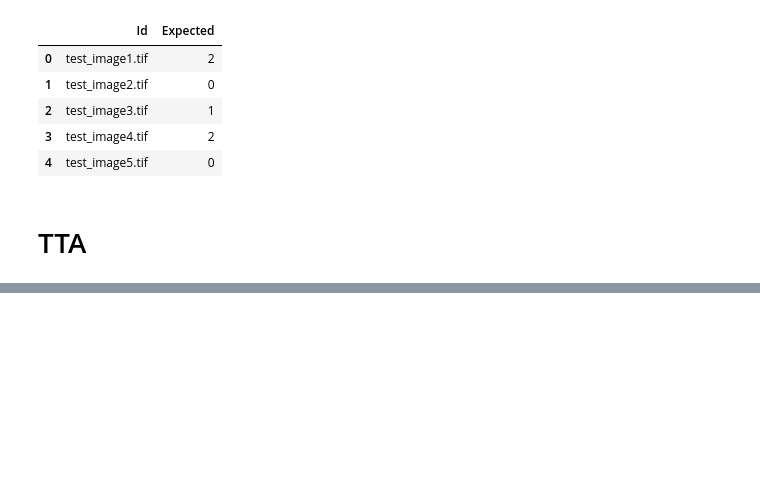
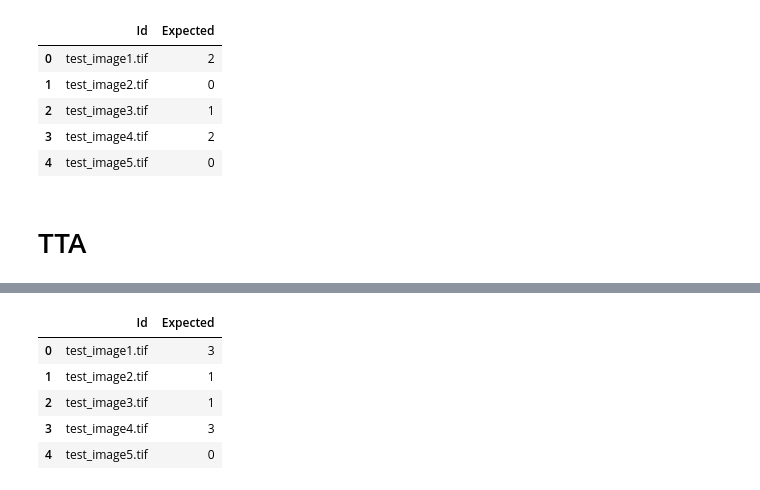
Before and after one commit to Olimon660/UsydInnovation2019, a Jupyter notebook: notebook/syd_innovation-submit.ipynb, the cells around one changed output, grey strips where cells are left out. Cells and saved outputs as stored; diff of their text form; code cells hidden in the pictures; blank space fills up the shorter version.

```diff
--- a/notebook/syd_innovation-submit.ipynb
+++ b/notebook/syd_innovation-submit.ipynb
@@ -328,2 +353,11 @@ labels.head()
 | 4 | test_image5.tif | 0 |
+# %%
+labels.head()
+# %% [output]
+|  | Id | Expected |
+| 0 | test_image1.tif | 3 |
+| 1 | test_image2.tif | 1 |
+| 2 | test_image3.tif | 1 |
+| 3 | test_image4.tif | 3 |
+| 4 | test_image5.tif | 0 |
 # %%
```
Also changed, not shown: parts of 17 cells of this notebook, 4 other files.
